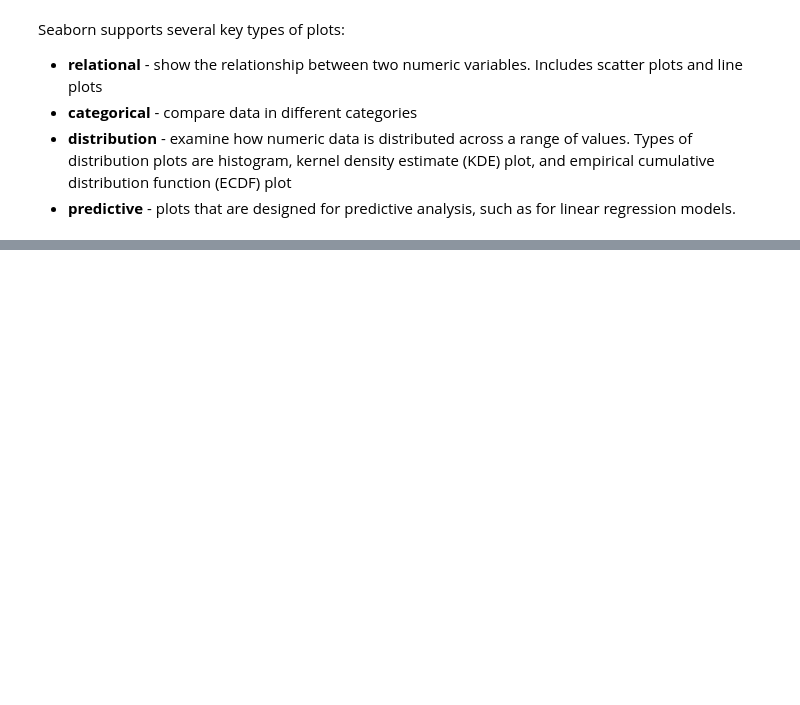
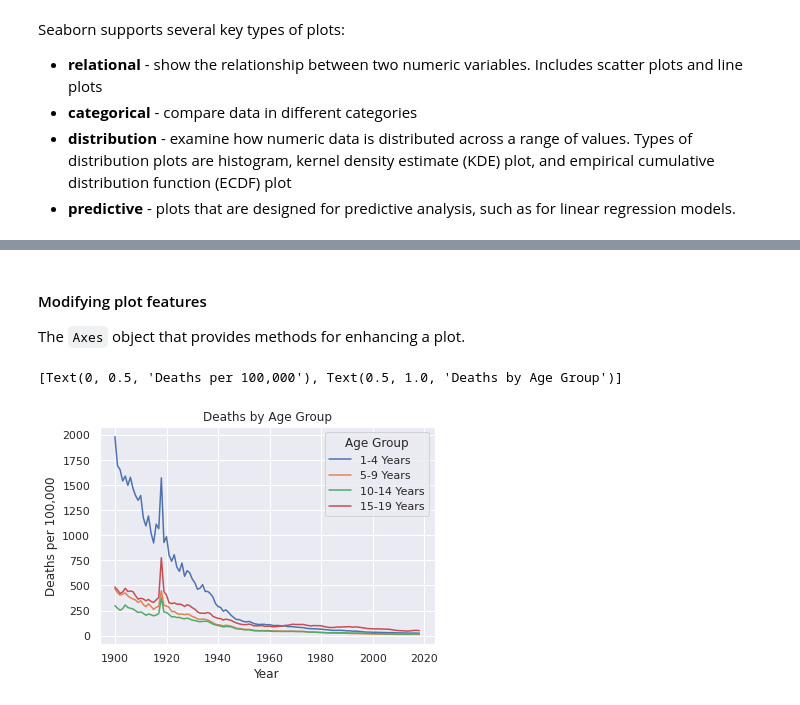
Before and after one commit to brendenwest/cis276, a Jupyter notebook: 4_statistical_visualization.ipynb, the cells around one changed output, grey strips where cells are left out. Cells and saved outputs as stored; diff of their text form; code cells hidden in the pictures; blank space fills up the shorter version.

```diff
--- a/4_statistical_visualization.ipynb
+++ b/4_statistical_visualization.ipynb
@@ -32,0 +85,10 @@ sns.set_theme()
+# %% [markdown]
+#### Modifying plot features
+
+The `Axes` object that provides methods for enhancing a plot.
+# %%
+ax = sns.lineplot(data=mortality_data, x='Year', y='Death Rate', hue='Age Group')
+ax.set(title='Deaths by Age Group', ylabel='Deaths per 100,000')
+# %% [output]
+[Text(0, 0.5, 'Deaths per 100,000'), Text(0.5, 1.0, 'Deaths by Age Group')]
+[figure, added]
```
Also changed, not shown: parts of 11 cells of this notebook.
